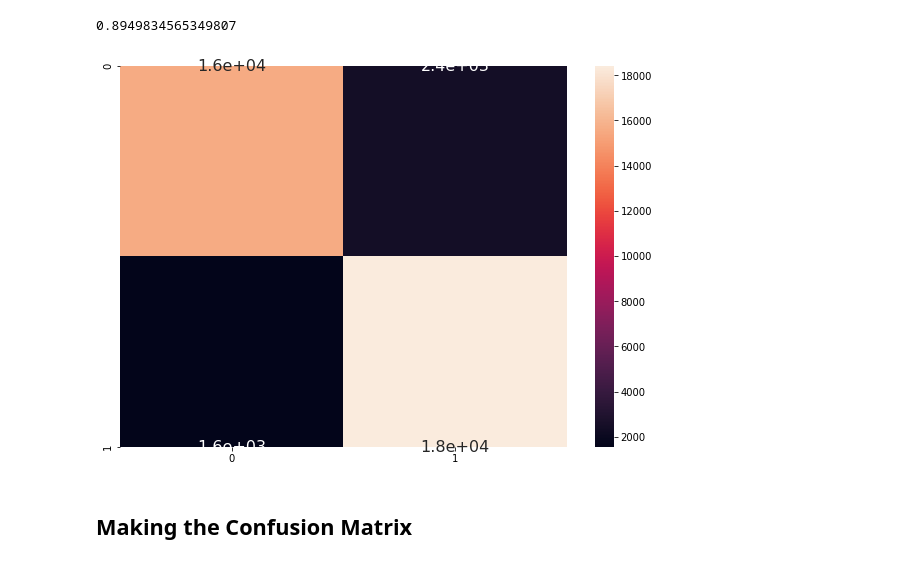
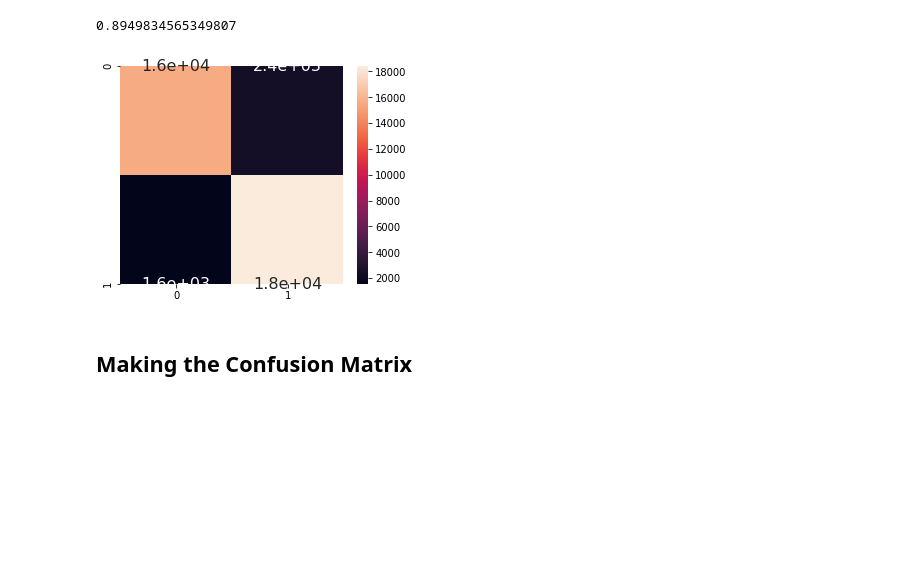
Before and after one commit to nik1806/haemo-prof-sim, a Jupyter notebook: xgboost.ipynb, the cells around one changed output. Saved outputs shown, nothing was run; the diff lists cells and outputs as text; code cells hidden in the pictures; blank space fills up the shorter version.

```diff
--- a/xgboost.ipynb
+++ b/xgboost.ipynb
@@ -59,12 +54,12 @@ f1_score(y_train, x_pred, average='weighted')
 # %%
 import seaborn as sns
 df_cm = pd.DataFrame(cm_t, range(len(cm_t)), range(len(cm_t)))
-plt.figure(figsize=(10,7))
+plt.figure(figsize=(5,4))
 # sns.set(font_scale=1.4) # for label size
 sns.heatmap(df_cm, annot=True, annot_kws={"size": 16})
 plt.show()
 # %% [output]
-[figure, old version]
+[figure, new version]
 # %% [markdown]
 ## Making the Confusion Matrix
 # %%
```
Also changed, not shown: parts of 4 cells of this notebook, 1 other file.
